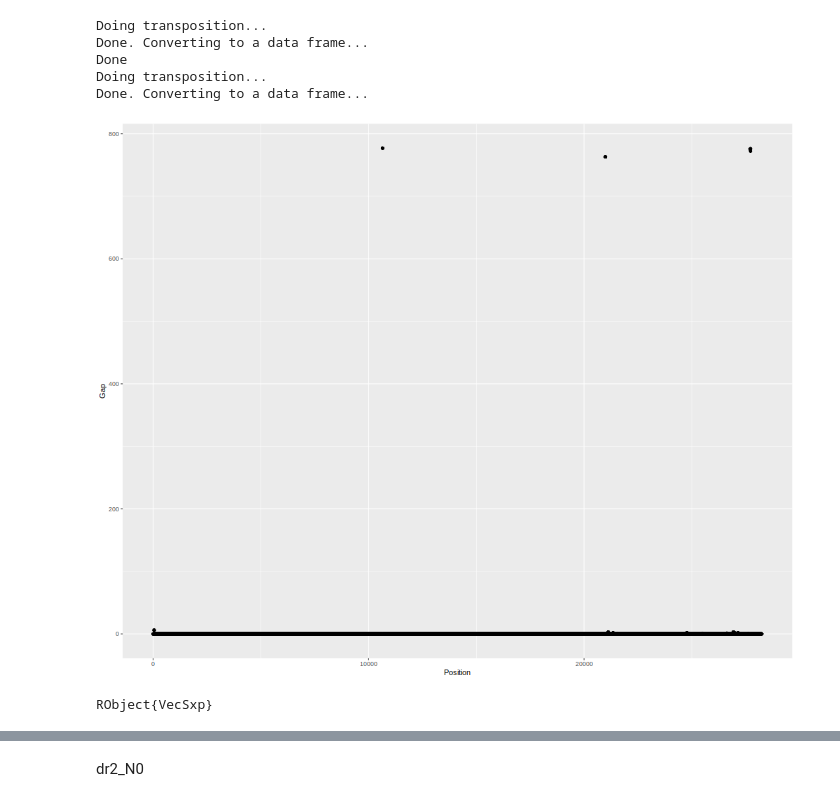
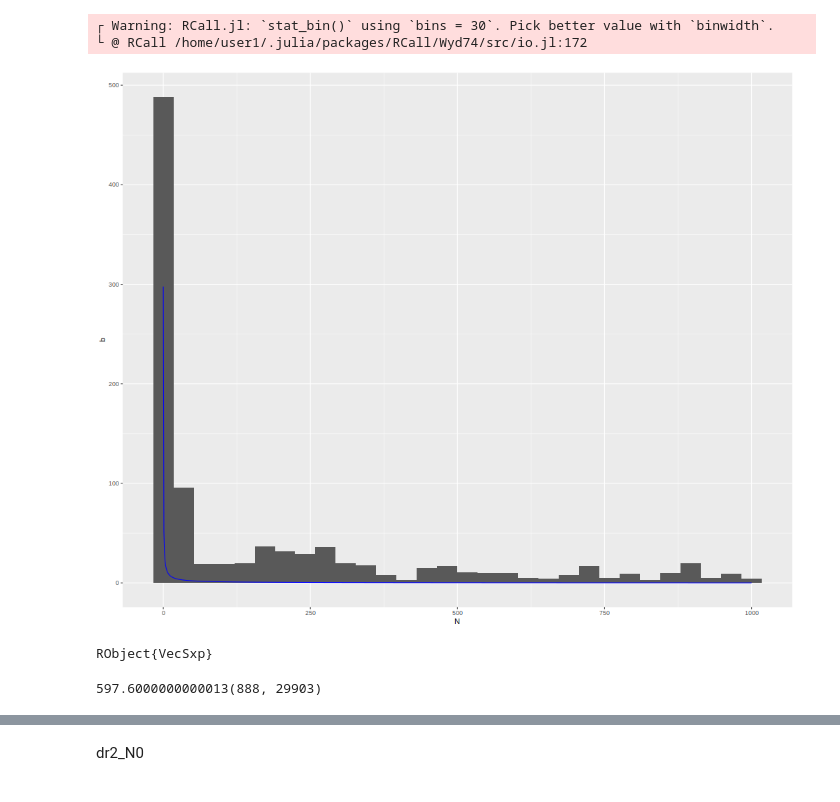
Before and after one commit to GediminasA/JuliaClusterAndTreeTools, a Jupyter notebook: notebooks/test_aln.ipynb, the cells around one changed output, grey strips where cells are left out. Saved outputs shown, nothing was run; the diff lists cells and outputs as text; code cells hidden in the pictures.

```diff
--- a/notebooks/test_aln.ipynb
+++ b/notebooks/test_aln.ipynb
@@ -111,17 +110,33 @@ JuliaClusterAndTreeTools.sub_alignment!(aln,starti:endi)
 # %%
-dc = JuliaClusterAndTreeTools.get_statistics_on_Gaps_Ns_collumnwise(aln)
-dr = JuliaClusterAndTreeTools.get_statistics_on_Gaps_Ns_rowwise(aln)
-@rput dc
+@rput dr
 RCall.rcall_p(:options, rcalljl_options=Dict(:width => 1000, :height => 800))
 R"""
-p <- ggplot(data=dc) + geom_point(aes(x=Position,y=Gap))
+fit <- fitdist(dr$N, "nbinom")
+mu = as.double(fit$estimate["mu"][[1]])
+size = as.double(fit$estimate["size"][[1]])
+p <- ggplot(data=dr) + geom_histogram(aes(x=N))
+xvals <- seq(0,1000,1)#as.integer(round(dat$x),digits=1)
+fitD <- dnbinom(xvals, size=size, mu=mu)*nrow(dr)
+df = data.table(a=xvals,b=fitD)
+p <- p + geom_line(data = df, aes(a,b),color="blue")
 p
 """
+# library(fitdistrplus)
+# fit <- fitdist(dc$N, "nbinom")
+# mu = as.double(fit$estimate["mu"][[1]])
+# size = as.double(fit$estimate["size"][[1]])
+# fitD <- dnbinom(0:60, size=size, mu=mu)
 # %% [output]
-Doing transposition...
-Done. Converting to a data frame...
-Done
-Doing transposition...
-Done. Converting to a data frame...
+┌ Warning: RCall.jl: `stat_bin()` using `bins = 30`. Pick better value with `binwidth`.
+└ @ RCall /home/user1/.julia/packages/RCall/Wyd74/src/io.jl:172
-[figure, old version]
+[figure, new version]
 RObject{VecSxp}
+# %%
+maxNlimit = percentile(dr.N,100-topNhaving_sequences_to_remove)
+print(maxNlimit)
+keep_ids = dr.ID[dr.N .< maxNlimit]
+sub_alignment!(aln,keep_ids)
+println(size(aln.M))
+#println(maximum(dr.N))
+# %% [output]
+597.6000000000013(888, 29903)
```
Also changed, not shown: parts of 27 cells of this notebook, 6 other files.
